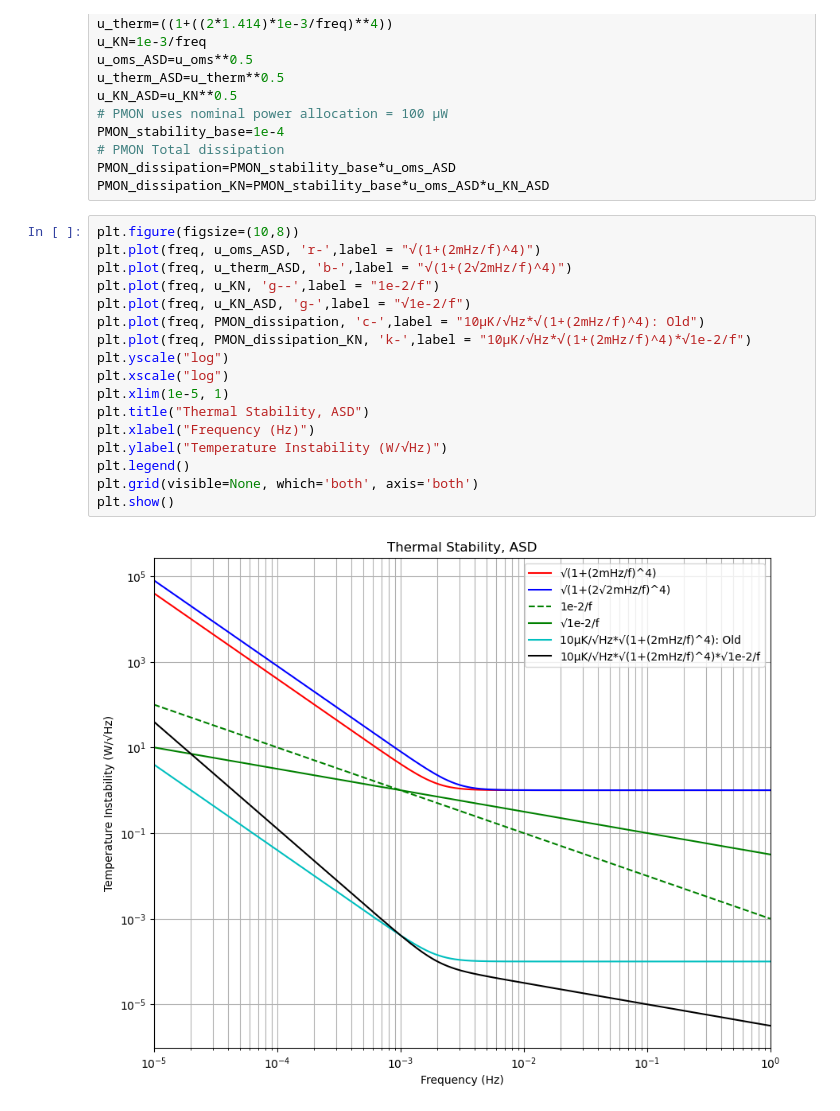
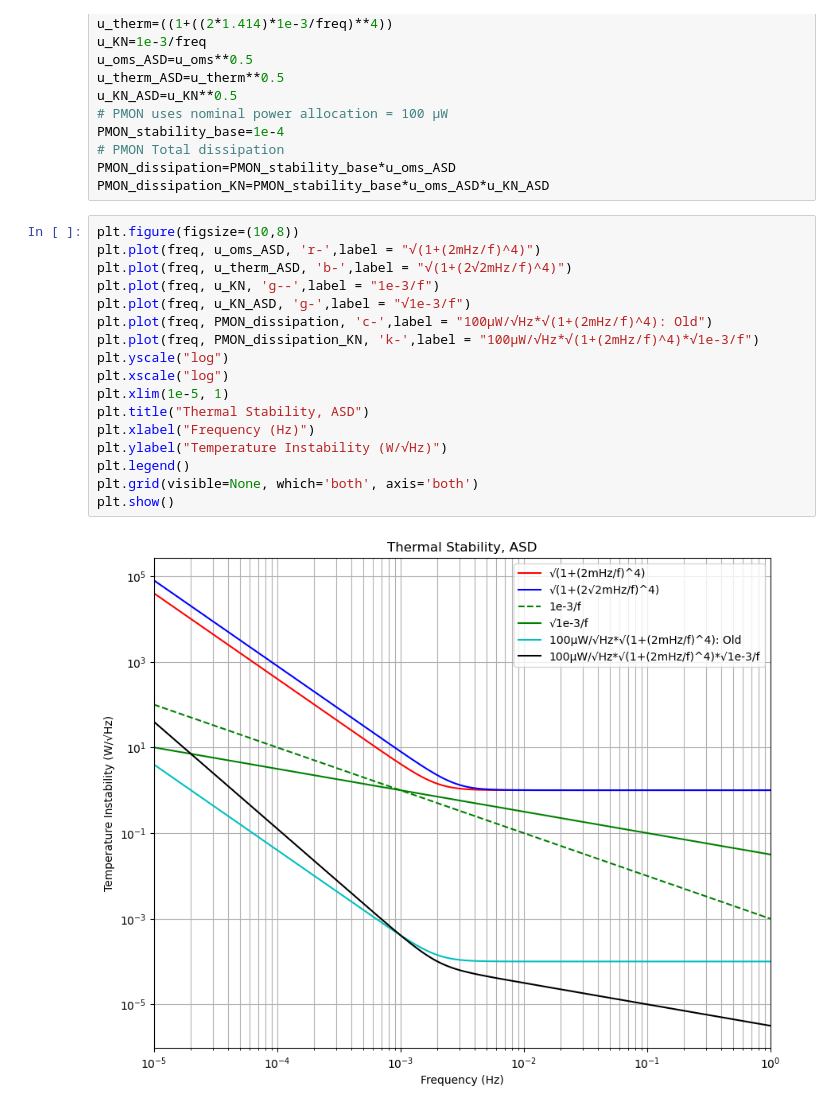
Before and after one commit to raidurgesh/TempStability, a Jupyter notebook: RadiativePowerASD_PMON_KN.ipynb, the cells around one changed output. Drawn from its saved outputs; the diff is of its cells as text.

```diff
--- a/RadiativePowerASD_PMON_KN.ipynb
+++ b/RadiativePowerASD_PMON_KN.ipynb
@@ -16,22 +16,22 @@ PMON_dissipation_KN=PMON_stability_base*u_oms_ASD*u_KN_ASD
 # %%
 plt.figure(figsize=(10,8))
 plt.plot(freq, u_oms_ASD, 'r-',label = "√(1+(2mHz/f)^4)")
 plt.plot(freq, u_therm_ASD, 'b-',label = "√(1+(2√2mHz/f)^4)")
-plt.plot(freq, u_KN, 'g--',label = "1e-2/f")
-plt.plot(freq, u_KN_ASD, 'g-',label = "√1e-2/f")
-plt.plot(freq, PMON_dissipation, 'c-',label = "10µK/√Hz*√(1+(2mHz/f)^4): Old")
-plt.plot(freq, PMON_dissipation_KN, 'k-',label = "10µK/√Hz*√(1+(2mHz/f)^4)*√1e-2/f")
+plt.plot(freq, u_KN, 'g--',label = "1e-3/f")
+plt.plot(freq, u_KN_ASD, 'g-',label = "√1e-3/f")
+plt.plot(freq, PMON_dissipation, 'c-',label = "100µW/√Hz*√(1+(2mHz/f)^4): Old")
+plt.plot(freq, PMON_dissipation_KN, 'k-',label = "100µW/√Hz*√(1+(2mHz/f)^4)*√1e-3/f")
 plt.yscale("log")
 plt.xscale("log")
 plt.xlim(1e-5, 1)
 plt.title("Thermal Stability, ASD")
 plt.xlabel("Frequency (Hz)")
 plt.ylabel("Temperature Instability (W/√Hz)")
 plt.legend()
 plt.grid(visible=None, which='both', axis='both')
 plt.show()
 # %% [output]
-[figure, old version]
+[figure, new version]
 # %%
 plt.figure(figsize=(10,8))
 plt.plot(freq, u_oms_ASD, 'r-',label = "√(1+(2mHz/f)^4)")
```
Also changed, not shown: parts of 1 cell of this notebook.
